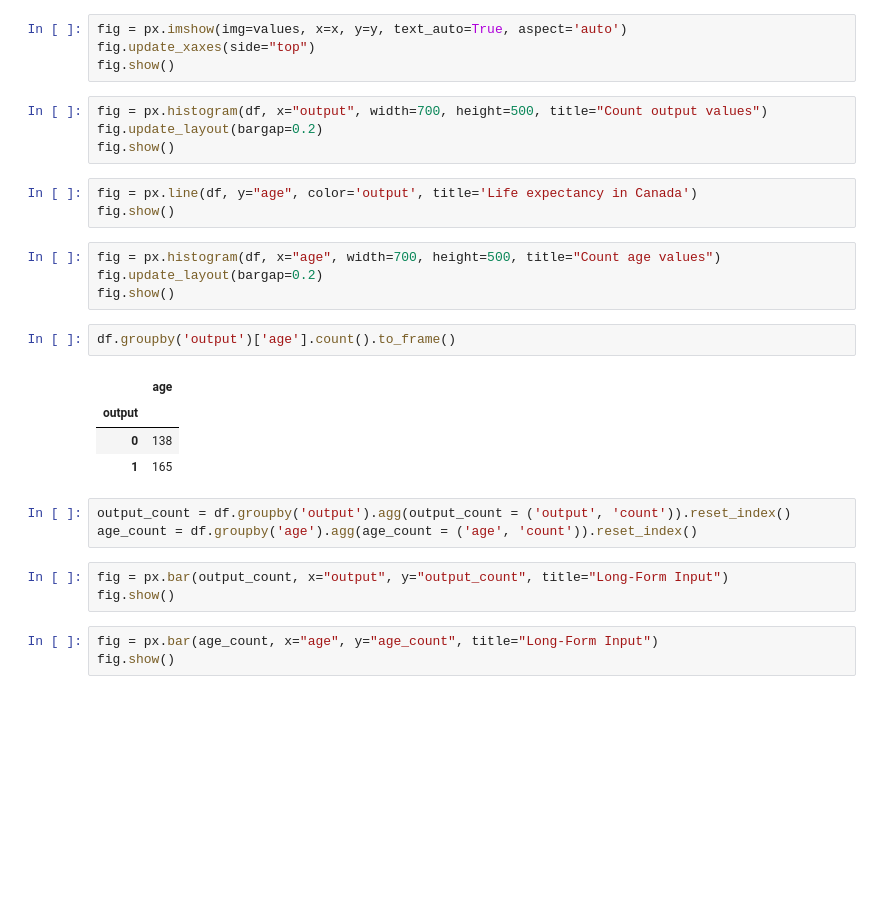
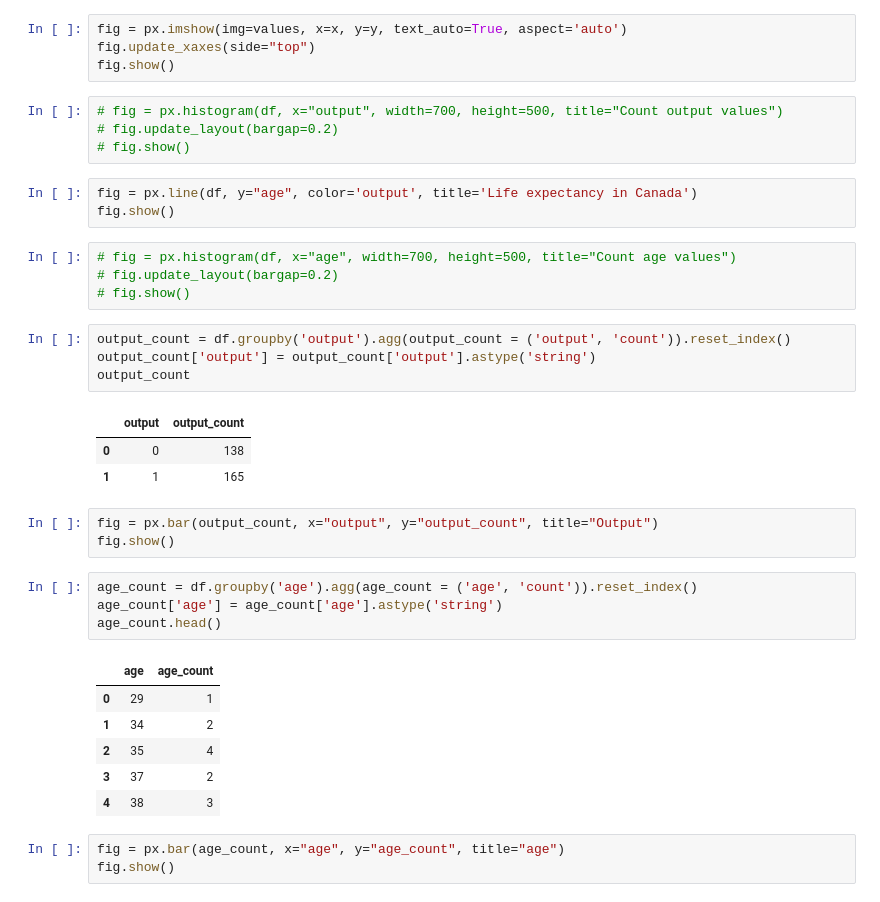
Before and after one commit to Aminul667/heart_attack_prediction, a Jupyter notebook: program/heart_attack_prediction.ipynb, the cells around one changed output. Drawn from its saved outputs; the diff is of its cells as text; blank space fills up the shorter version.

```diff
--- a/program/heart_attack_prediction.ipynb
+++ b/program/heart_attack_prediction.ipynb
@@ -126,29 +126,38 @@ fig = px.imshow(img=values, x=x, y=y, text_auto=True, aspect='auto')
 fig.update_xaxes(side="top")
 fig.show()
 # %%
-fig = px.histogram(df, x="output", width=700, height=500, title="Count output values")
-fig.update_layout(bargap=0.2)
-fig.show()
+# fig = px.histogram(df, x="output", width=700, height=500, title="Count output values")
+# fig.update_layout(bargap=0.2)
+# fig.show()
 # %%
 fig = px.line(df, y="age", color='output', title='Life expectancy in Canada')
 fig.show()
 # %%
-fig = px.histogram(df, x="age", width=700, height=500, title="Count age values")
-fig.update_layout(bargap=0.2)
-fig.show()
+# fig = px.histogram(df, x="age", width=700, height=500, title="Count age values")
+# fig.update_layout(bargap=0.2)
+# fig.show()
-# %%
-df.groupby('output')['age'].count().to_frame()
-# %% [output]
-|  | age |
-| output |  |
-| 0 | 138 |
-| 1 | 165 |
 # %%
 output_count = df.groupby('output').agg(output_count = ('output', 'count')).reset_index()
-age_count = df.groupby('age').agg(age_count = ('age', 'count')).reset_index()
+output_count['output'] = output_count['output'].astype('string')
+output_count
+# %% [output]
+|  | output | output_count |
+| 0 | 0 | 138 |
+| 1 | 1 | 165 |
 # %%
-fig = px.bar(output_count, x="output", y="output_count", title="Long-Form Input")
+fig = px.bar(output_count, x="output", y="output_count", title="Output")
 fig.show()
+# %%
+age_count = df.groupby('age').agg(age_count = ('age', 'count')).reset_index()
+age_count['age'] = age_count['age'].astype('string')
+age_count.head()
+# %% [output]
+|  | age | age_count |
+| 0 | 29 | 1 |
+| 1 | 34 | 2 |
+| 2 | 35 | 4 |
+| 3 | 37 | 2 |
+| 4 | 38 | 3 |
 # %%
-fig = px.bar(age_count, x="age", y="age_count", title="Long-Form Input")
+fig = px.bar(age_count, x="age", y="age_count", title="age")
 fig.show()
```
